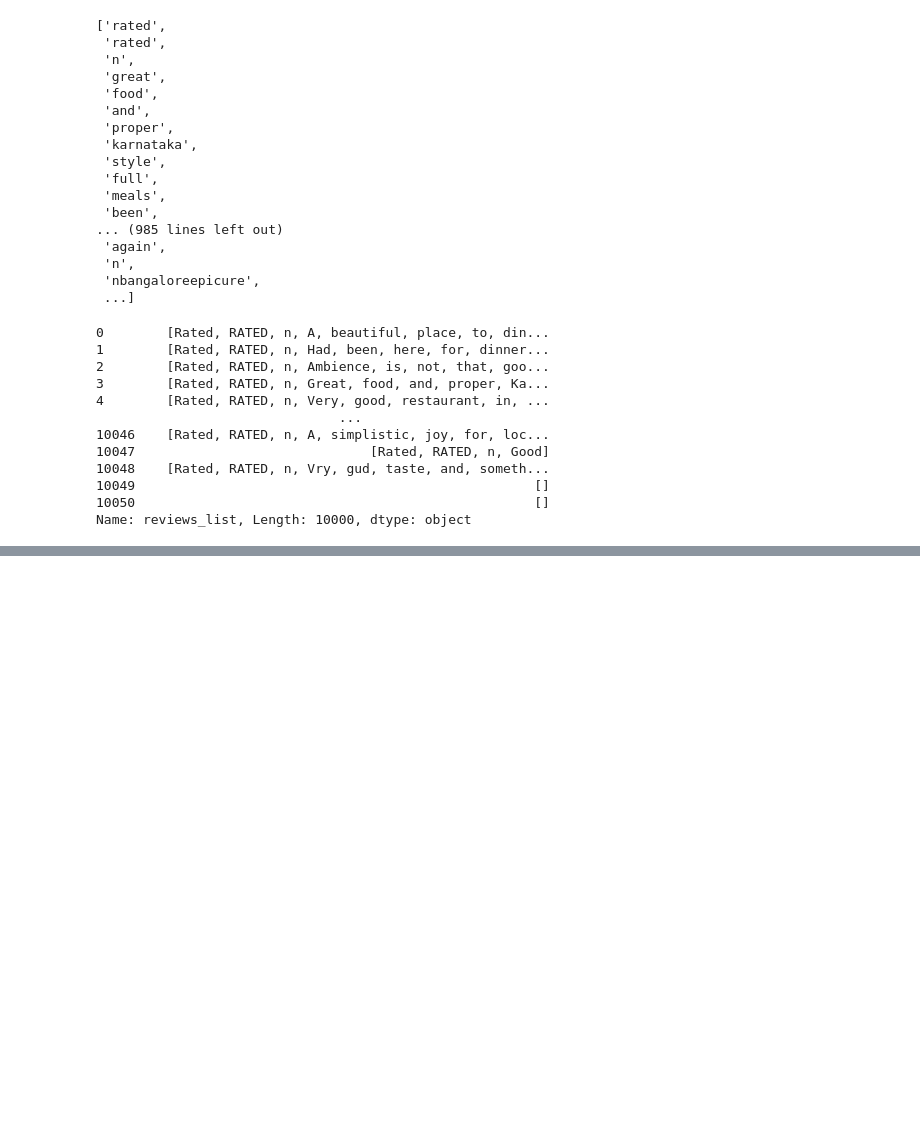
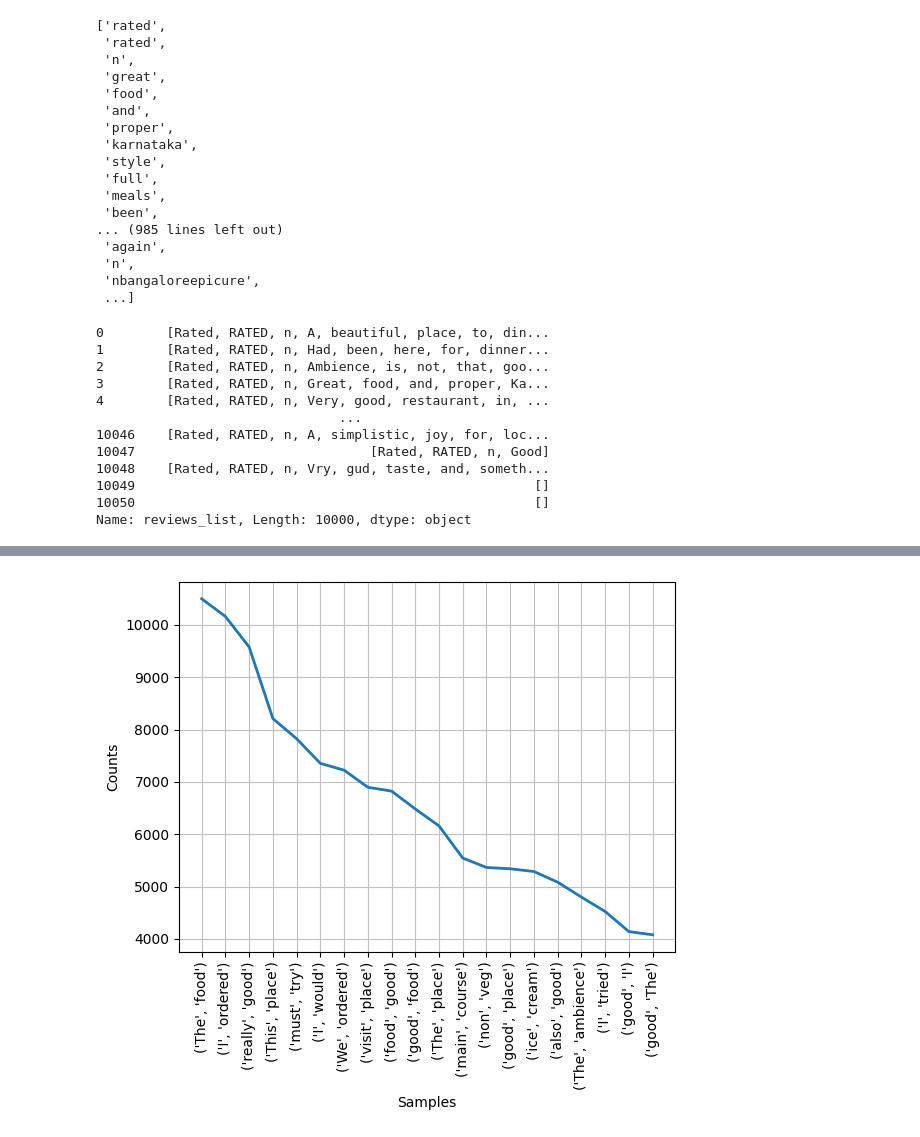
Before and after one commit to astoncrawley/food-delivery-service, a Jupyter notebook: notebooks/food-delivery-analysis.ipynb, the cells around one changed output, grey strips where cells are left out. Cells and saved outputs as stored; diff of their text form; code cells hidden in the pictures; blank space fills up the shorter version.

```diff
--- a/notebooks/food-delivery-analysis.ipynb
+++ b/notebooks/food-delivery-analysis.ipynb
@@ -311,0 +458,4 @@ Name: reviews_list, Length: 10000, dtype: object
+# %%
+bi_grams = bigrams(total_reviews_1D)
+fdist_bi = FreqDist(bi_grams)
+fdist_bi.most_common(20)
@@ -311,0 +483,5 @@ Name: reviews_list, Length: 10000, dtype: object
+# %%
+fdist_bi.plot(20)
+plt.show()
+# %% [output]
+[figure, added]
```
Also changed, not shown: parts of 37 cells of this notebook.
